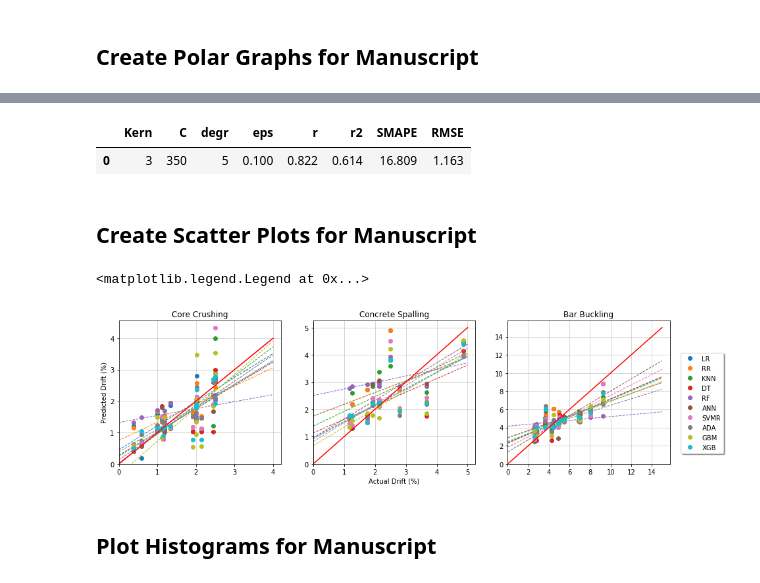
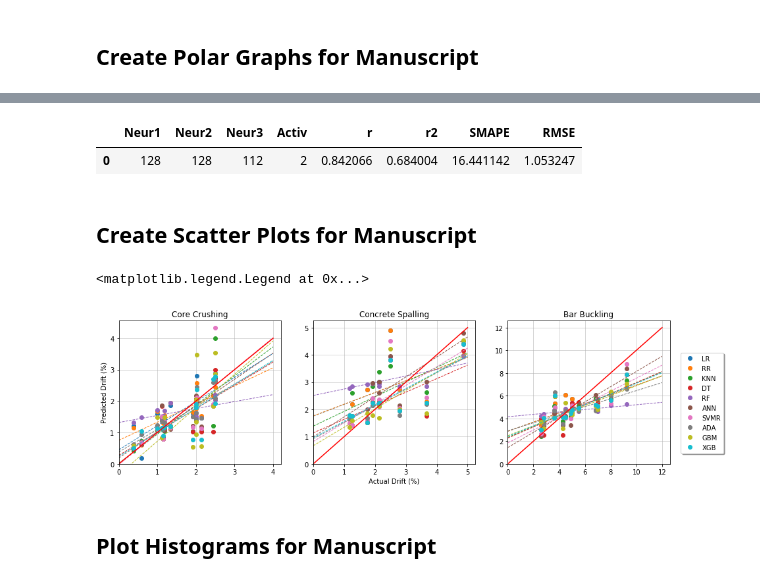
Before and after one commit to Borislav-Todorov/Bridge_Pier_ML, a Jupyter notebook: Models/Rect_PierPBD-ML.ipynb, the cells around one changed output, grey strips where cells are left out. Drawn from its saved outputs; the diff is of its cells as text; code cells hidden in the pictures.

```diff
--- a/Models/Rect_PierPBD-ML.ipynb
+++ b/Models/Rect_PierPBD-ML.ipynb
@@ -1496,8 +1500,8 @@ best_nn_2
-# %%
-best_svmr_3
-# %% [output]
-|  | Kern | C | degr | eps | r | r2 | SMAPE | RMSE |
-| 0 | 3 | 350 | 5 | 0.100 | 0.822 | 0.614 | 16.809 | 1.163 |
+# %%
+best_nn_3
+# %% [output]
+|  | Neur1 | Neur2 | Neur3 | Activ | r | r2 | SMAPE | RMSE |
+| 0 | 128 | 128 | 112 | 2 | 0.842066 | 0.684004 | 16.441142 | 1.053247 |
 # %% [markdown]
 ## Create Scatter Plots for Manuscript
 # %%
@@ -1507,7 +1511,7 @@ title_lbl= {0:'Core Crushing', 1:'Concrete Spalling', 2:'Bar Buckling'}
 y_list_1= {0:pred_y_lr_1, 1:pred_y_rr_1, 2:pred_y_knn_1, 3:pred_y_dt_1, 4:pred_y_rf_1, 5:pred_y_nn_1, 6:pred_y_svmr_1, 7:pred_y_ada_1, 8:pred_y_gbm_1, 9:pred_y_xgbr_1}
 y_list_2= {0:pred_y_lr_2, 1:pred_y_rr_2, 2:pred_y_knn_2, 3:pred_y_dt_2, 4:pred_y_rf_2, 5:pred_y_nn_2, 6:pred_y_svmr_2, 7:pred_y_ada_2, 8:pred_y_gbm_2, 9:pred_y_xgbr_2}
 y_list_3= {0:pred_y_lr_3, 1:pred_y_rr_3, 2:pred_y_knn_3, 3:pred_y_dt_3, 4:pred_y_rf_3, 5:pred_y_nn_3, 6:pred_y_svmr_3, 7:pred_y_ada_3, 8:pred_y_gbm_3, 9:pred_y_xgbr_3}
-perf_fit = [[0,4],[0,5],[0,15]]
+perf_fit = [[0,4],[0,5],[0,12]]
 x_list= {0:test_y_1, 1:test_y_2, 2:test_y_3}
 y_all= {0:y_list_1, 1:y_list_2, 2:y_list_3}
 
@@ -1535,7 +1539,7 @@ ax[1].set_xlabel('Actual Drift (%)')
 ax[2].legend(handles =lgnd_h, labels = list(legend_lbl), loc='upper center', bbox_to_anchor=(1.2, 0.8), shadow=True, ncol=1)
 # %% [output]
 <matplotlib.legend.Legend at 0x...>
-[figure, old version]
+[figure, new version]
 # %% [markdown]
 ## Plot Histograms for Manuscript
 # %%
```
Also changed, not shown: parts of 10 cells of this notebook.
